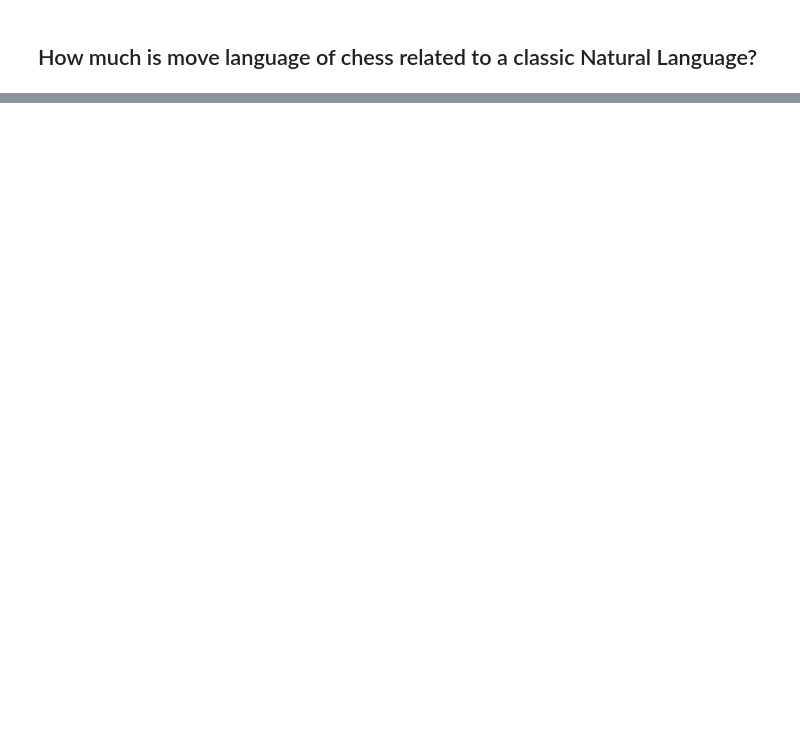
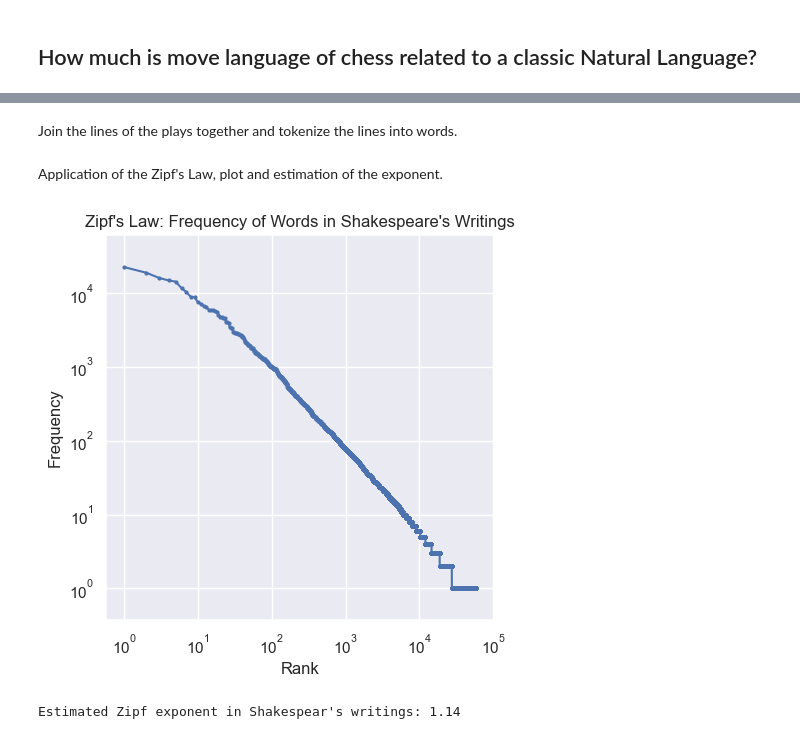
Before and after one commit to NLP-Project-PoliMi-2025/NLP-Project, a Jupyter notebook: notebooks/final_martina.ipynb, the cells around one changed output, grey strips where cells are left out. Drawn from its saved outputs; the diff is of its cells as text; code cells hidden in the pictures; blank space fills up the shorter version.

```diff
--- a/notebooks/final_martina.ipynb
+++ b/notebooks/final_martina.ipynb
@@ -8,3 +1,17 @@ ds = load_dataset("PaoloGinefra03/ChessGamesForNlp")
 # %% [markdown]
 ## How much is move language of chess related to a classic Natural Language?
+# %%
+import chess
+import numpy as np
+import matplotlib.pyplot as plt
+import sqlite3
+import pandas as pd
+from collections import Counter
+from datasets import load_dataset
+import tqdm
+import seaborn as sns
+sns.set_theme()
+
+%load_ext autoreload
+%autoreload 2
 # %% [markdown]
@@ -31,0 +106,5 @@ From the plot it is possible to see that the chess language of our dataset has a
+# %%
+from nlpChess.utils.DatasetLoader import loadConcatenatedShakespeareDataset
+dsShakespeare = loadConcatenatedShakespeareDataset()
+dfShakespeare = dsShakespeare.to_pandas()
+dfShakespeare.head()
@@ -31,0 +118,33 @@ From the plot it is possible to see that the chess language of our dataset has a
+# %% [markdown]
+Join the lines of the plays together and tokenize the lines into words.
+# %%
+lines = dfShakespeare['PlayerLine'].tolist()
+lines = ' '.join(lines)
+lines[:100]
+shakespearWritings = lines.split()
+# %% [markdown]
+Application of the Zipf's Law, plot and estimation of the exponent.
+# %%
+word_counts = Counter(shakespearWritings)
+# Sort the words by frequency
+sorted_word_counts = word_counts.most_common()
+word_ranks = range(1, len(sorted_word_counts) + 1)
+word_frequencies = [count for word, count in sorted_word_counts]
+# %%
+plt.figure(figsize=(5, 5))
+plt.loglog(word_ranks, word_frequencies, marker='o', markersize=2)
+plt.title("Zipf's Law: Frequency of Words in Shakespeare's Writings")
+plt.xlabel("Rank")
+plt.ylabel("Frequency")
+plt.axis('equal')
+plt.show()
+# %% [output]
+[figure, added]
+# %%
+log_word_ranks = np.log(word_ranks)
+log_word_freqs = np.log(word_frequencies)
+word_coeffs = np.polyfit(log_word_ranks, log_word_freqs, 1)
+word_slope = word_coeffs[0]
+print(f"Estimated Zipf exponent in Shakespear's writings: {abs(word_slope):.2f}")
+# %% [output]
+Estimated Zipf exponent in Shakespear's writings: 1.14
```
Also changed, not shown: parts of 31 cells of this notebook.
